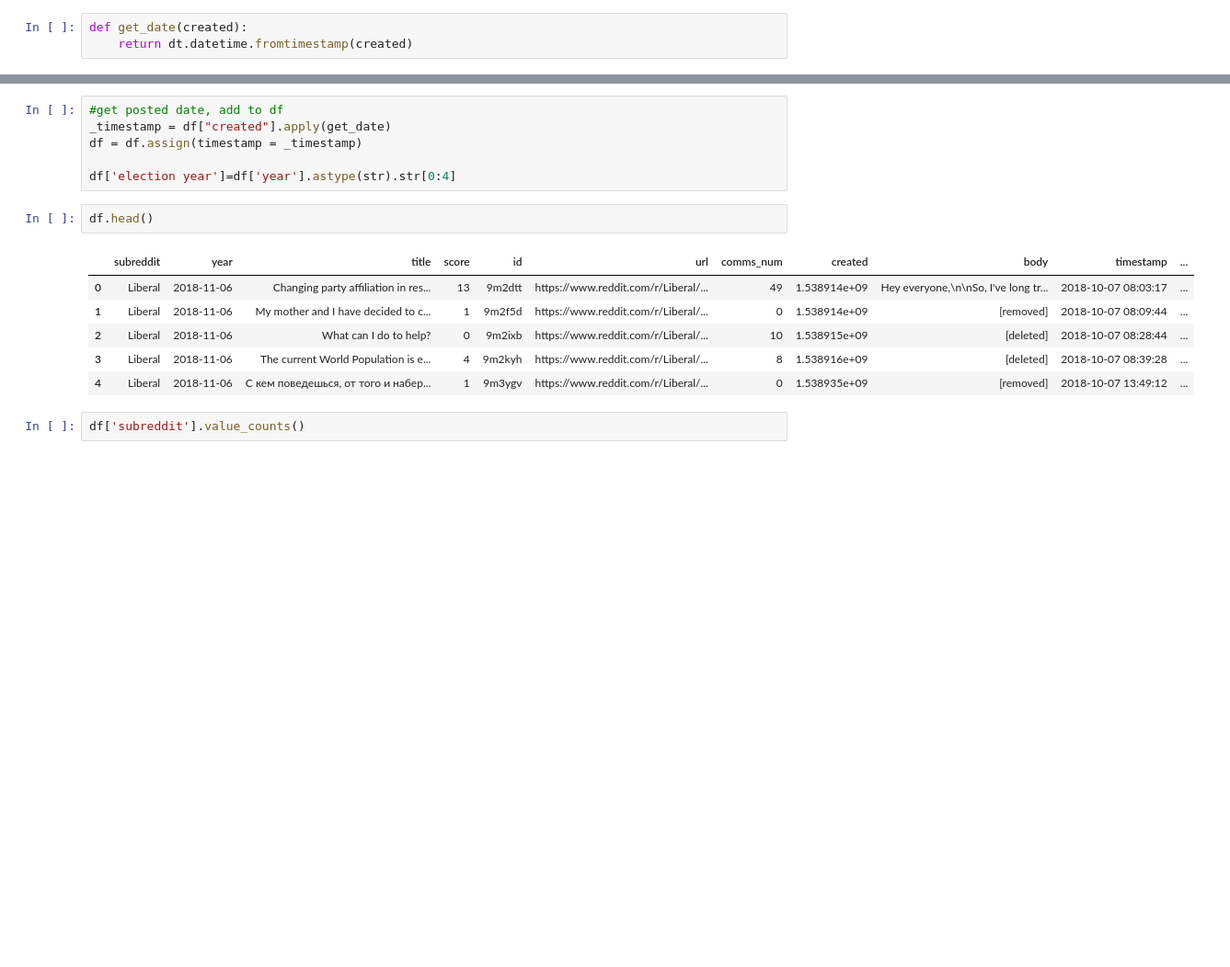
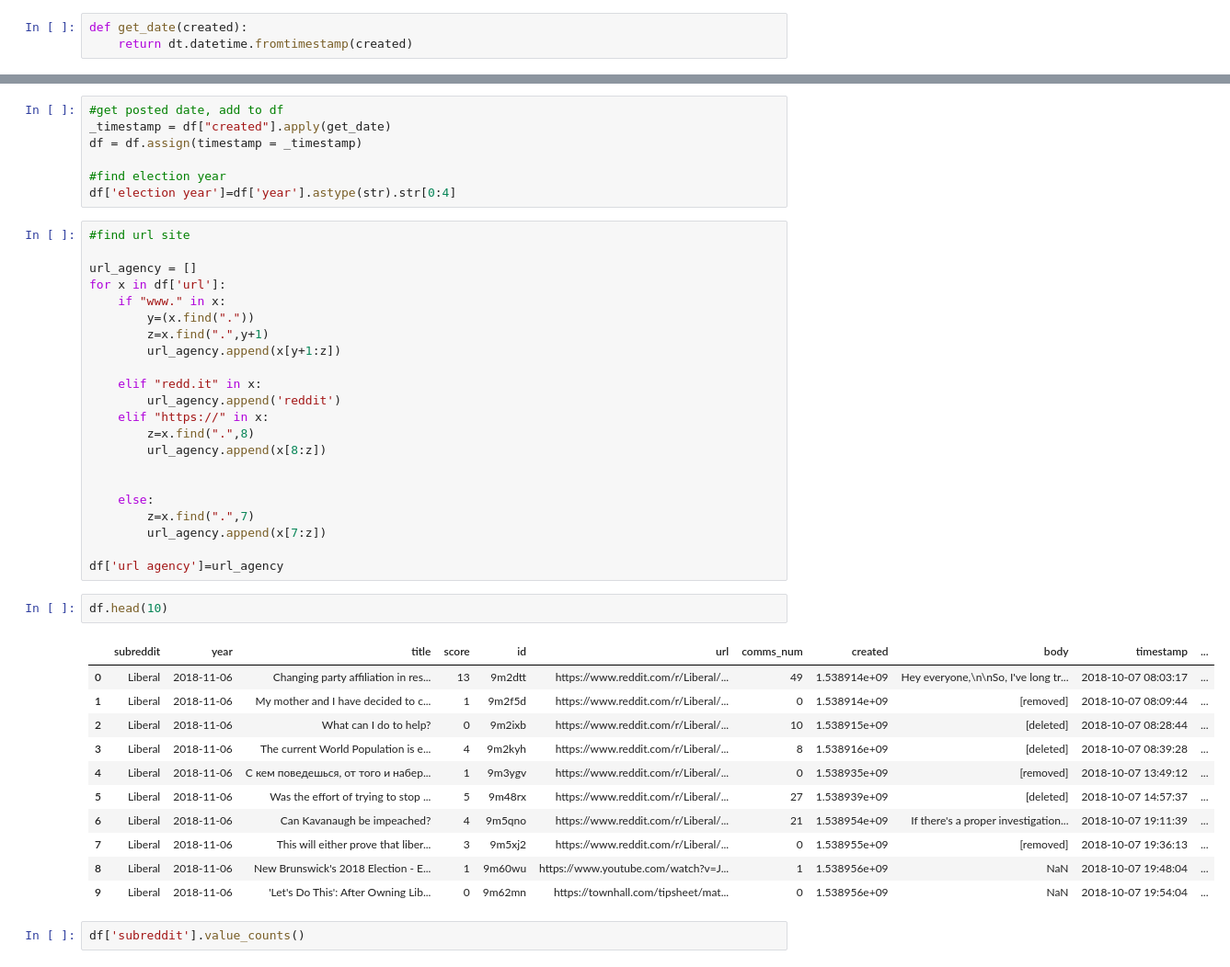
Before and after one commit to jake-w-schneider/CS109a-Group-81-Final-Project, a Jupyter notebook: API/Reddit/Reddit EDA.ipynb, the cells around one changed output, grey strips where cells are left out. Shown at 92% size. Drawn from its saved outputs; the diff is of its cells as text; blank space fills up the shorter version.

```diff
--- a/API/Reddit/Reddit EDA.ipynb
+++ b/API/Reddit/Reddit EDA.ipynb
@@ -11,16 +29,44 @@ def get_date(created):
 _timestamp = df["created"].apply(get_date)
 df = df.assign(timestamp = _timestamp)
 
+#find election year
 df['election year']=df['year'].astype(str).str[0:4]
+# %%
+#find url site
+
+url_agency = []
+for x in df['url']:
+    if "www." in x:
+        y=(x.find("."))
+        z=x.find(".",y+1)
+        url_agency.append(x[y+1:z])
+
+    elif "redd.it" in x:
+        url_agency.append('reddit')
+    elif "https://" in x:
+        z=x.find(".",8)
+        url_agency.append(x[8:z])
+
+
+    else:
+        z=x.find(".",7)
+        url_agency.append(x[7:z])
+
+df['url agency']=url_agency
 # %%
-df.head()
+df.head(10)
 # %% [output]
 |  | subreddit | year | title | score | id | url | comms_num | created | body | timestamp | ... |
 | 0 | Liberal | 2018-11-06 | Changing party affiliation in res... | 13 | 9m2dtt | https://www.reddit.com/r/Liberal/... | 49 | 1.538914e+09 | Hey everyone,\n\nSo, I've long tr... | 2018-10-07 08:03:17 | ... |
 | 1 | Liberal | 2018-11-06 | My mother and I have decided to c... | 1 | 9m2f5d | https://www.reddit.com/r/Liberal/... | 0 | 1.538914e+09 | [removed] | 2018-10-07 08:09:44 | ... |
 | 2 | Liberal | 2018-11-06 | What can I do to help? | 0 | 9m2ixb | https://www.reddit.com/r/Liberal/... | 10 | 1.538915e+09 | [deleted] | 2018-10-07 08:28:44 | ... |
 | 3 | Liberal | 2018-11-06 | The current World Population is e... | 4 | 9m2kyh | https://www.reddit.com/r/Liberal/... | 8 | 1.538916e+09 | [deleted] | 2018-10-07 08:39:28 | ... |
 | 4 | Liberal | 2018-11-06 | С кем поведешься, от того и набер... | 1 | 9m3ygv | https://www.reddit.com/r/Liberal/... | 0 | 1.538935e+09 | [removed] | 2018-10-07 13:49:12 | ... |
+| 5 | Liberal | 2018-11-06 | Was the effort of trying to stop ... | 5 | 9m48rx | https://www.reddit.com/r/Liberal/... | 27 | 1.538939e+09 | [deleted] | 2018-10-07 14:57:37 | ... |
+| 6 | Liberal | 2018-11-06 | Can Kavanaugh be impeached? | 4 | 9m5qno | https://www.reddit.com/r/Liberal/... | 21 | 1.538954e+09 | If there's a proper investigation... | 2018-10-07 19:11:39 | ... |
+| 7 | Liberal | 2018-11-06 | This will either prove that liber... | 3 | 9m5xj2 | https://www.reddit.com/r/Liberal/... | 0 | 1.538955e+09 | [removed] | 2018-10-07 19:36:13 | ... |
+| 8 | Liberal | 2018-11-06 | New Brunswick's 2018 Election - E... | 1 | 9m60wu | https://www.youtube.com/watch?v=J... | 1 | 1.538956e+09 | NaN | 2018-10-07 19:48:04 | ... |
+| 9 | Liberal | 2018-11-06 | 'Let's Do This': After Owning Lib... | 0 | 9m62mn | https://townhall.com/tipsheet/mat... | 0 | 1.538956e+09 | NaN | 2018-10-07 19:54:04 | ... |
 # %%
 df['subreddit'].value_counts()
 # %% [output]
```
Also changed, not shown: parts of 8 cells of this notebook.
